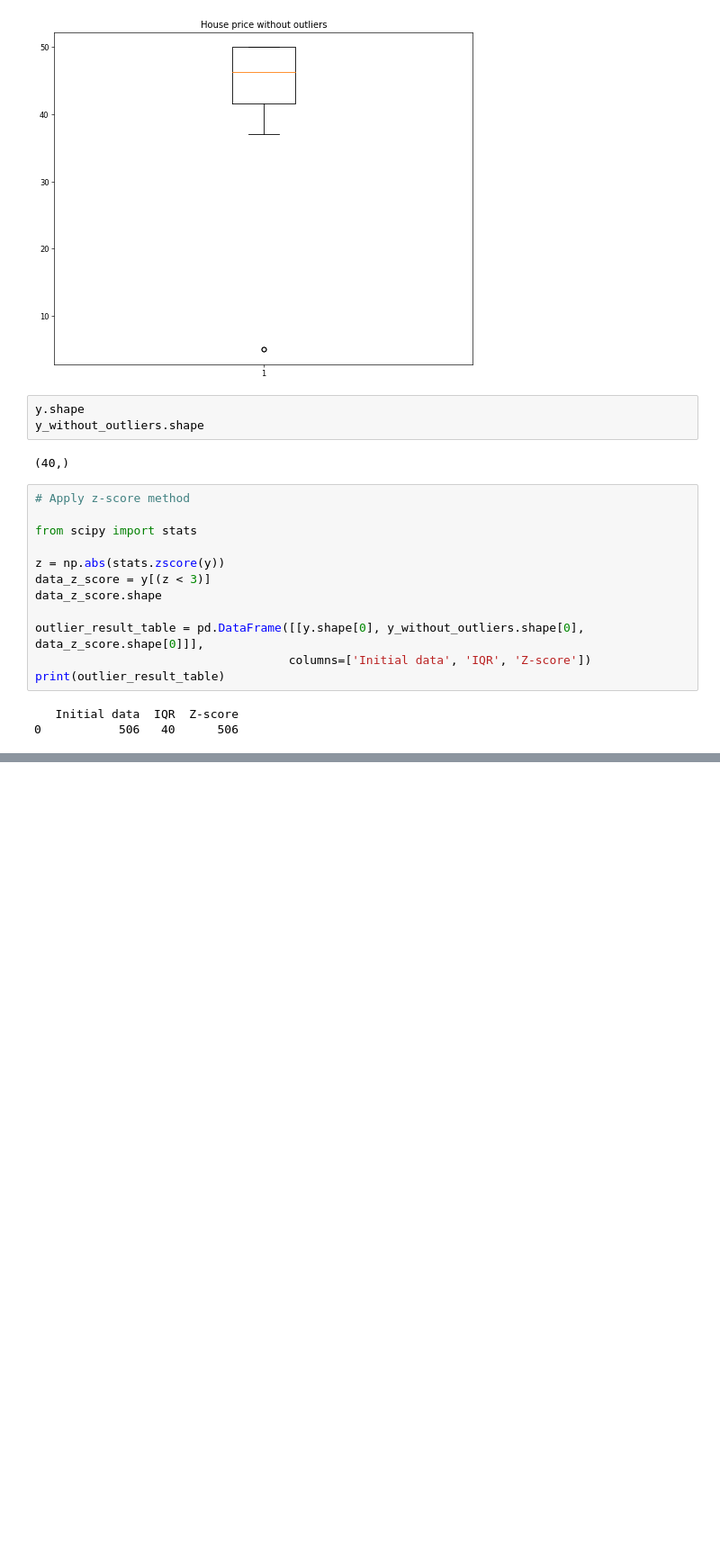
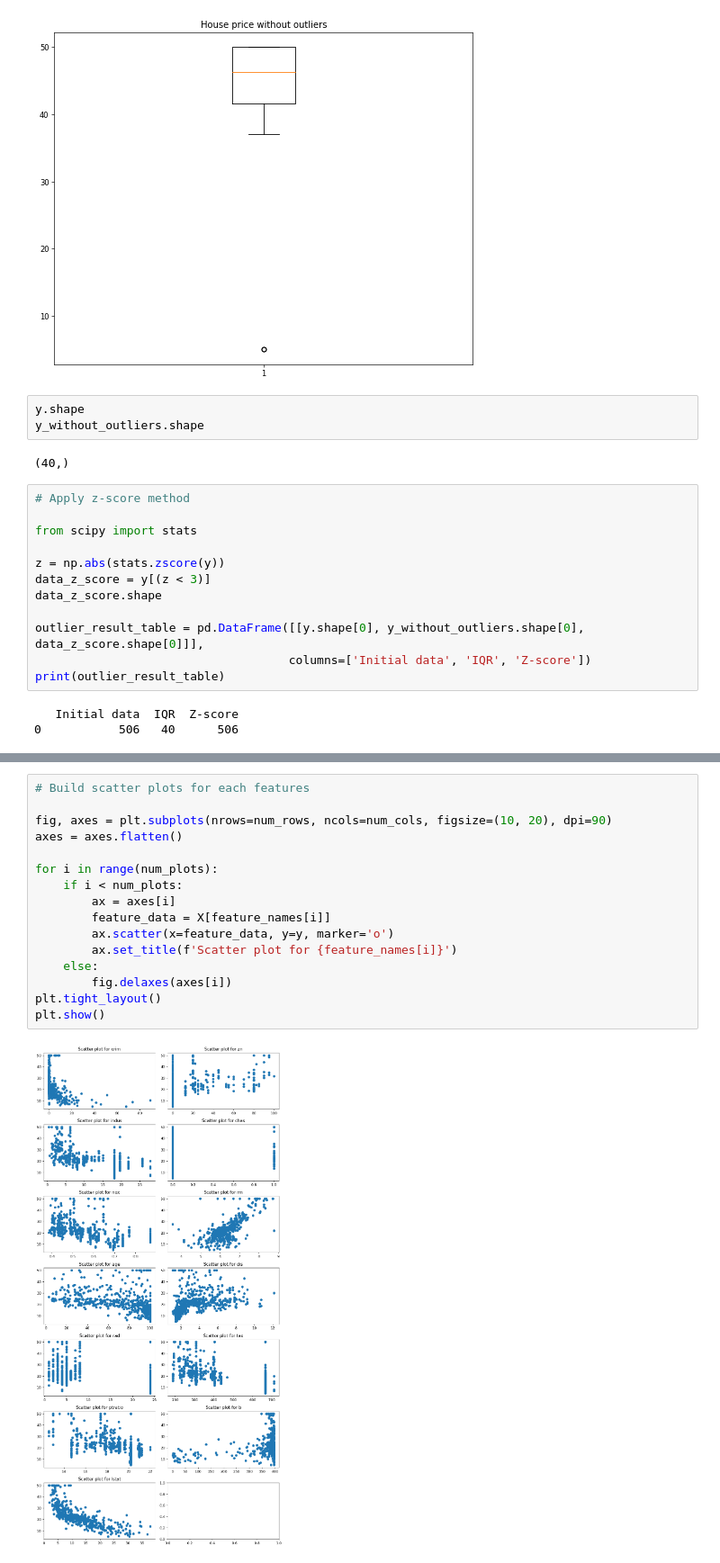
Before and after one commit to SergeyHSE/Gradient.github.io, a Jupyter notebook: GradientLR/GradientLR.ipynb, the cells around one changed output, grey strips where cells are left out. Shown: that part at 90% size. Drawn from its saved outputs; the diff is of its cells as text; blank space fills up the shorter version.

```diff
--- a/GradientLR/GradientLR.ipynb
+++ b/GradientLR/GradientLR.ipynb
@@ -127,0 +152,18 @@ print(outlier_result_table)
+# %%
+# Build scatter plots for each features
+
+fig, axes = plt.subplots(nrows=num_rows, ncols=num_cols, figsize=(10, 20), dpi=90)
+axes = axes.flatten()
+
+for i in range(num_plots):
+    if i < num_plots:
+        ax = axes[i]
+        feature_data = X[feature_names[i]]
+        ax.scatter(x=feature_data, y=y, marker='o')
+        ax.set_title(f'Scatter plot for {feature_names[i]}')
+    else:
+        fig.delaxes(axes[i])
+plt.tight_layout()
+plt.show()
+# %% [output]
+[figure, added]
```
Also changed, not shown: parts of 1 cell of this notebook.
